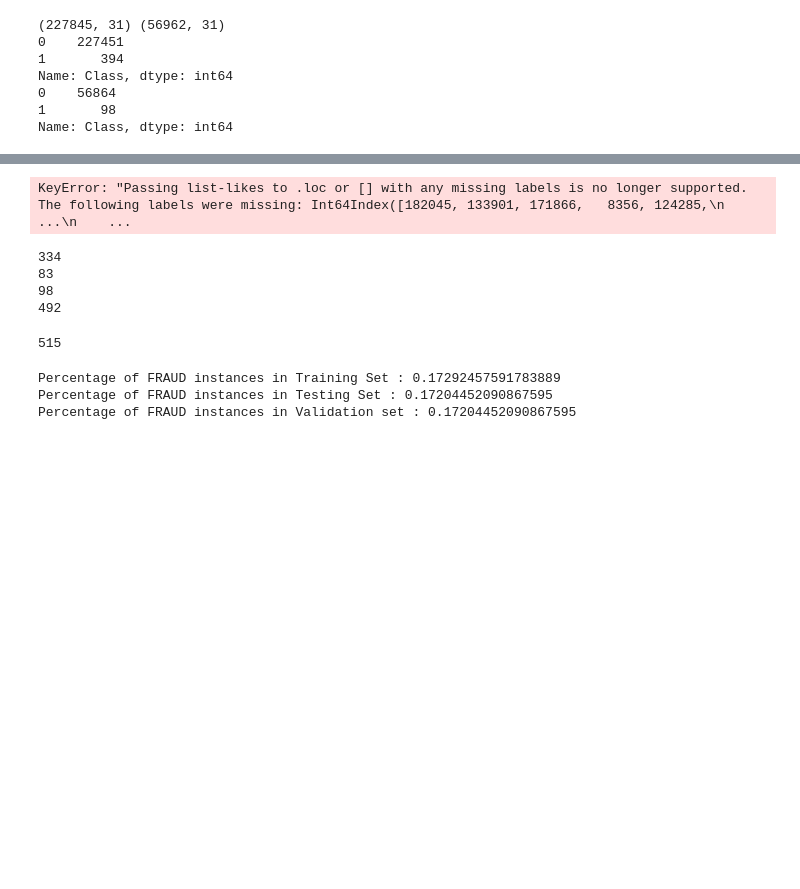
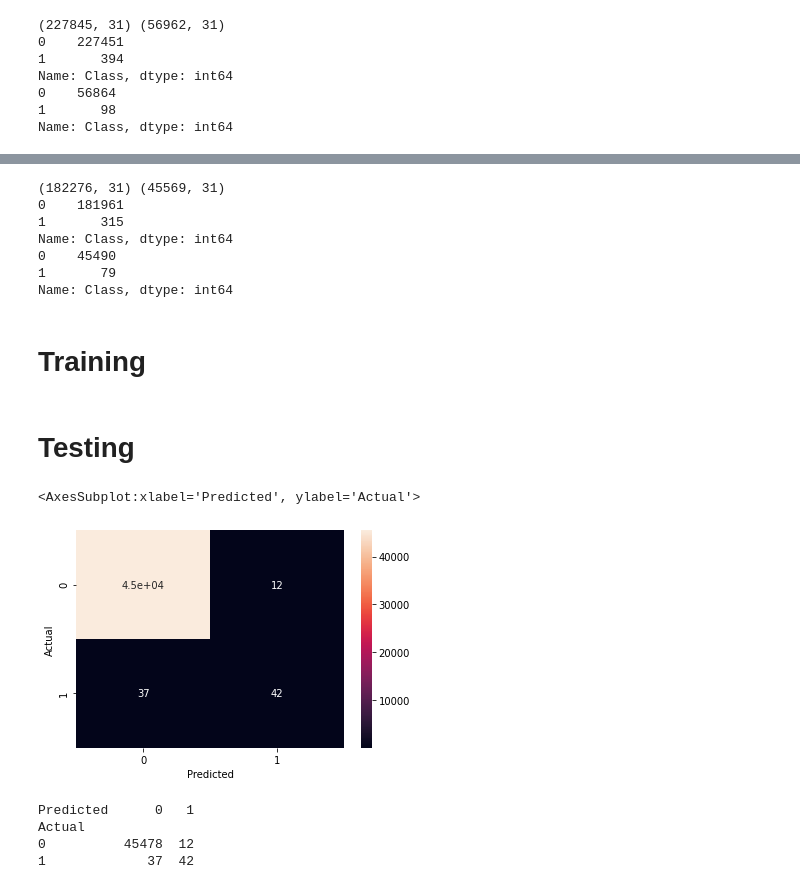
Before and after one commit to jideilori/cc-fraud, a Jupyter notebook: notebooks/eda.ipynb, the cells around one changed output, grey strips where cells are left out. Saved outputs shown, nothing was run; the diff lists cells and outputs as text; code cells hidden in the pictures; blank space fills up the shorter version.

Commit message:
init modelling val and test set

```diff
--- a/notebooks/eda.ipynb
+++ b/notebooks/eda.ipynb
@@ -46,9 +48,6 @@ def strat_split(df,target,test_size,seed):
     for train_index, test_index in split.split(df, df[f"{target}"]):
         strat_train_set = df.loc[train_index]
         strat_test_set = df.loc[test_index]
-        strat_train_set = strat_train_set.reindex(columns=strat_train_set)
-        strat_test_set = strat_test_set.reindex(columns=strat_test_set)
-
     return strat_train_set,strat_test_set
 # %%
 class_vals = data['Class'].value_counts()
@@ -86,3 +85,6 @@ Name: Class, dtype: int64
 0    56864
 1       98
 Name: Class, dtype: int64
+# %%
+train_data = train_data.reset_index(drop=True)
+train_data.head()
@@ -94,18 +104,10 @@ test_class_vals = test_df['Class'].value_counts()
 print(train_class_vals)
 print(test_class_vals)
 # %% [output]
-KeyError: "Passing list-likes to .loc or [] with any missing labels is no longer supported. The following labels were missing: Int64Index([182045, 133901, 171866,   8356, 124285,\n            ...\n    ...
+(182276, 31) (45569, 31)
+0    181961
+1       315
+Name: Class, dtype: int64
+0    45490
+1       79
+Name: Class, dtype: int64
-# %%
-print(np.bincount(train_df.Class)[1])
-print(np.bincount(test_df.Class)[1])
-print(np.bincount(val_df.Class)[1])
-print(np.bincount(data.Class)[1])
-# %% [output]
-334
-83
-98
-492
-# %%
-334+98+83
-# %% [output]
-515
@@ -116,8 +114,39 @@ def is_balanced_splitting(y):
 # %%
-print('Percentage of FRAUD instances in Training Set : {}'.format(is_balanced_splitting(train_df.Class) * 100))
-print('Percentage of FRAUD instances in Testing Set : {}'.format(is_balanced_splitting(test_df.Class) * 100))
-print('Percentage of FRAUD instances in Validation set : {}'.format(is_balanced_splitting(val_df.Class) * 100))
+# def is_balanced_splitting(y):
+#     counts = np.bincount(y)
+#     return counts[1] / (sum(counts))
+# print('Percentage of FRAUD instances in Training Set : {}'.format(is_balanced_splitting(train_df.Class) * 100))
+# print('Percentage of FRAUD instances in Testing Set : {}'.format(is_balanced_splitting(test_df.Class) * 100))
+# print('Percentage of FRAUD instances in Validation set : {}'.format(is_balanced_splitting(val_df.Class) * 100))
-# %% [output]
-Percentage of FRAUD instances in Training Set : 0.17292457591783889
-Percentage of FRAUD instances in Testing Set : 0.17204452090867595
-Percentage of FRAUD instances in Validation set : 0.17204452090867595
+# %% [markdown]
+# Training
+# %%
+x_train = train_df.drop('Class',axis=1)
+y_train = train_df['Class']
+
+x_test = test_df.drop('Class',axis=1)
+y_test = test_df['Class']
+
+x_val = val_df.drop('Class',axis=1)
+y_val = val_df['Class']
+# %%
+from sklearn.linear_model import LogisticRegression
+log_reg= LogisticRegression(max_iter=1000)
+log_reg.fit(x_train,y_train)
+y_pred=log_reg.predict(x_test)
+y_val_pred = log_reg.predict(x_val)
+# %% [markdown]
+# Testing
+# %%
+confusion_matrix = pd.crosstab(y_test, y_pred, rownames=['Actual'], colnames=['Predicted'])
+sns.heatmap(confusion_matrix, annot=True)
+# %% [output]
+<AxesSubplot:xlabel='Predicted', ylabel='Actual'>
+[figure, added]
+# %%
+print(confusion_matrix)
+# %% [output]
+Predicted      0   1
+Actual
+0          45478  12
+1             37  42
```
Also changed, not shown: parts of 9 cells of this notebook.
